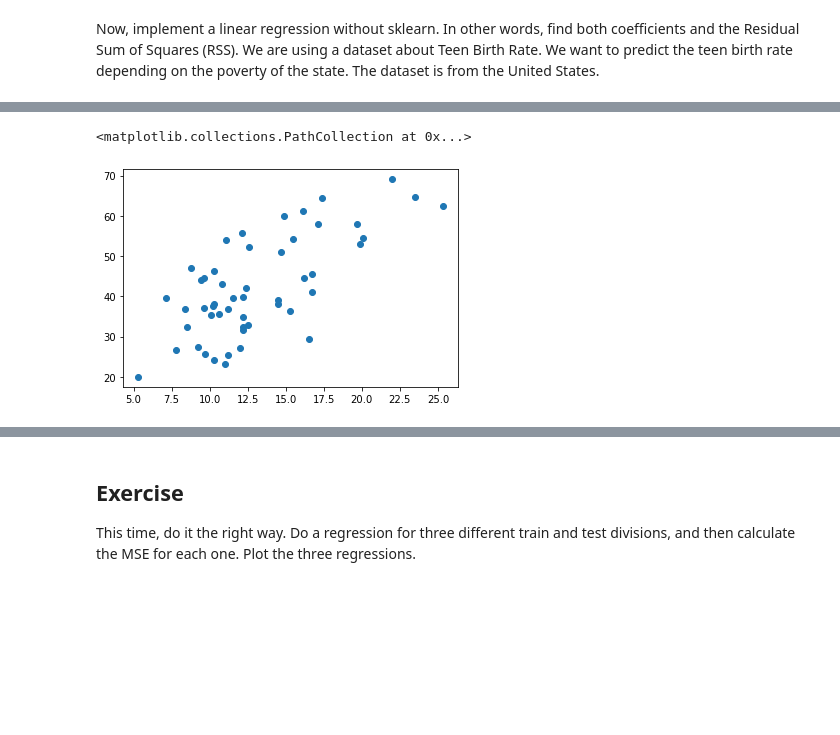
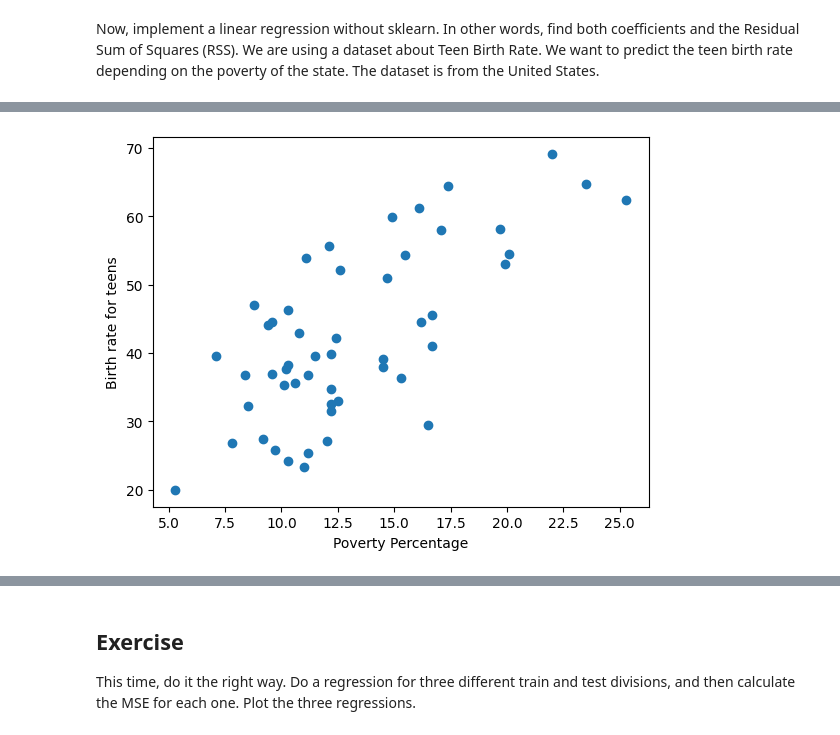
Before and after one commit to yninom/STATISTICALLEARNING, a Jupyter notebook: LinearRegression-Ex.ipynb, the cells around one changed output, grey strips where cells are left out. Drawn from its saved outputs; the diff is of its cells as text; code cells hidden in the pictures; blank space fills up the shorter version.

```diff
--- a/LinearRegression-Ex.ipynb
+++ b/LinearRegression-Ex.ipynb
@@ -38,2 +51,2 @@ import matplotlib.pyplot as plt
 # %%
-data = pd.read_csv('OLSDataset.txt',sep='\s+')
+dataset = pd.read_csv('OLSDataset.txt',sep='\s+')
@@ -40,5 +69,7 @@ data = pd.read_csv('OLSDataset.txt',sep='\s+')
 # %%
-plt.scatter(data['PovPct'], data['TeenBrth'])
+plt.scatter(dataset['PovPct'], dataset['TeenBrth'])
+plt.xlabel("Poverty Percentage")
+plt.ylabel("Birth rate for teens")
+plt.show()
 # %% [output]
-<matplotlib.collections.PathCollection at 0x...>
-[figure, old version]
+[figure, new version]
```
Also changed, not shown: parts of 29 cells of this notebook.
